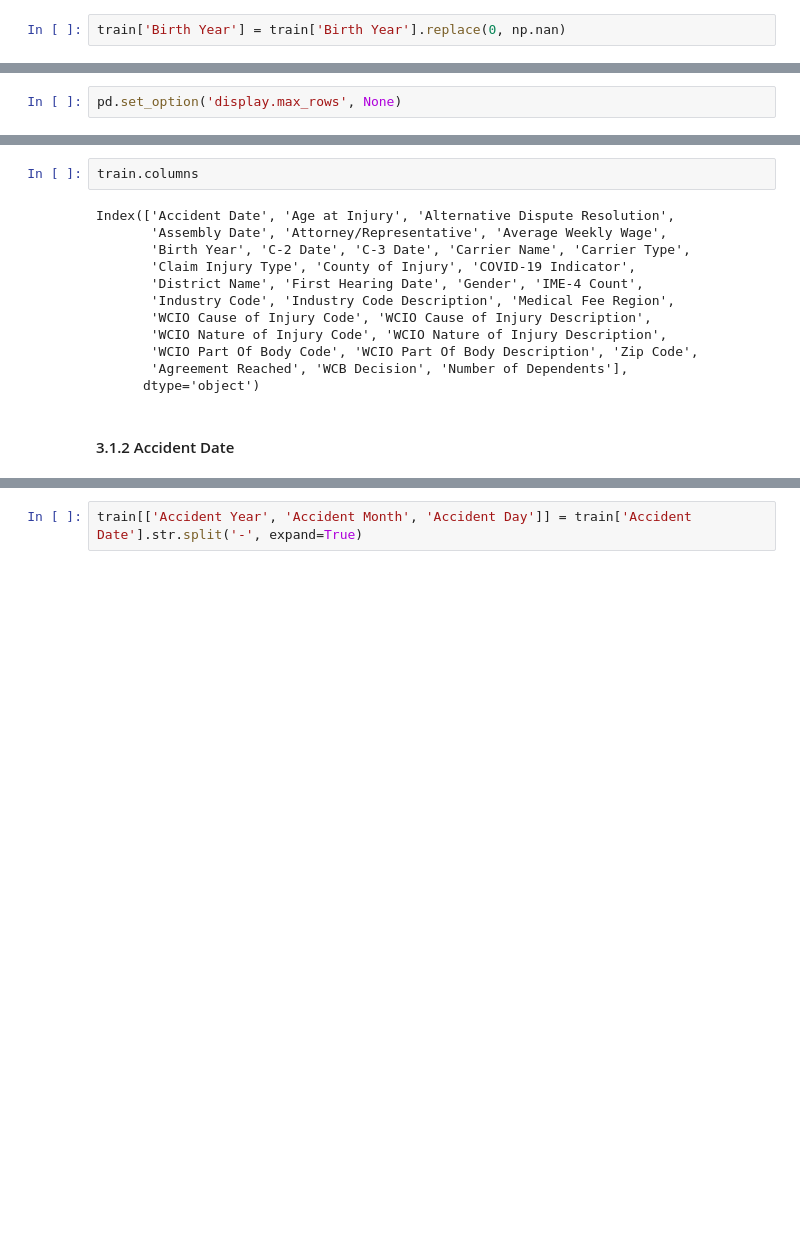
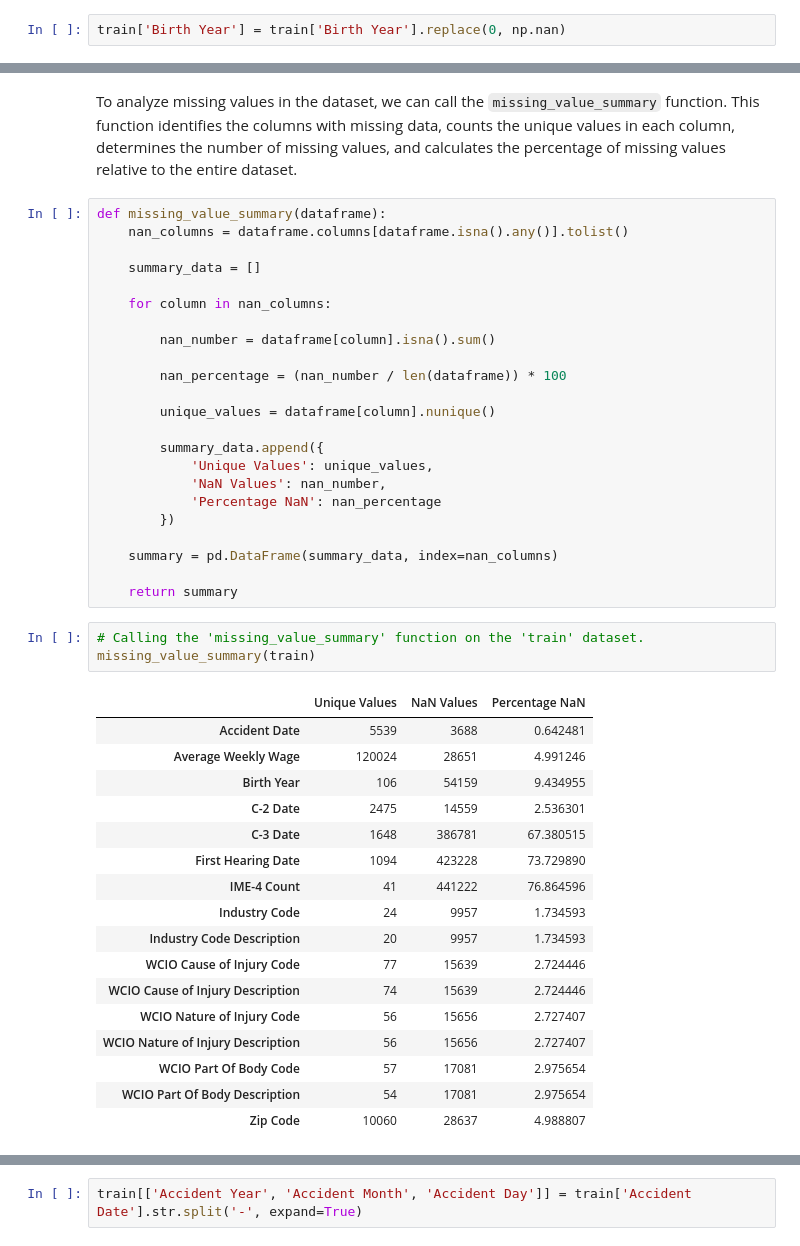
Before and after one commit to LeonardoDiCaterina/Machine_Learning_G19, a Jupyter notebook: Notebooks/Data_Pre-processing.ipynb, the cells around one changed output, grey strips where cells are left out. Drawn from its saved outputs; the diff is of its cells as text; blank space fills up the shorter version.

```diff
--- a/Notebooks/Data_Pre-processing.ipynb
+++ b/Notebooks/Data_Pre-processing.ipynb
@@ -365,2 +279,0 @@ memory usage: 140.1+ MB
-# %%
-pd.set_option('display.max_rows', None)
@@ -389,16 +280,46 @@ Name: count, dtype: int64
-# %%
-train.columns
-# %% [output]
-Index(['Accident Date', 'Age at Injury', 'Alternative Dispute Resolution',
-       'Assembly Date', 'Attorney/Representative', 'Average Weekly Wage',
-       'Birth Year', 'C-2 Date', 'C-3 Date', 'Carrier Name', 'Carrier Type',
-       'Claim Injury Type', 'County of Injury', 'COVID-19 Indicator',
-       'District Name', 'First Hearing Date', 'Gender', 'IME-4 Count',
-       'Industry Code', 'Industry Code Description', 'Medical Fee Region',
-       'WCIO Cause of Injury Code', 'WCIO Cause of Injury Description',
-       'WCIO Nature of Injury Code', 'WCIO Nature of Injury Description',
-       'WCIO Part Of Body Code', 'WCIO Part Of Body Description', 'Zip Code',
-       'Agreement Reached', 'WCB Decision', 'Number of Dependents'],
-      dtype='object')
-# %% [markdown]
-#### 3.1.2 Accident Date
+# %% [markdown]
+ To analyze missing values in the dataset, we can call the `missing_value_summary` function. This function identifies the columns with missing data, counts the unique values in each column, determines the number of missing values, and calculates the percentage of missing values relative to the entire dataset.
+# %%
+def missing_value_summary(dataframe):
+    nan_columns = dataframe.columns[dataframe.isna().any()].tolist()
+
+    summary_data = []
+
+    for column in nan_columns:
+
+        nan_number = dataframe[column].isna().sum()
+
+        nan_percentage = (nan_number / len(dataframe)) * 100
+
+        unique_values = dataframe[column].nunique()
+
+        summary_data.append({
+            'Unique Values': unique_values,
+            'NaN Values': nan_number,
+            'Percentage NaN': nan_percentage
+        })
+
+    summary = pd.DataFrame(summary_data, index=nan_columns)
+
+    return summary
+# %%
+# Calling the 'missing_value_summary' function on the 'train' dataset.
+missing_value_summary(train)
+# %% [output]
+|  | Unique Values | NaN Values | Percentage NaN |
+| Accident Date | 5539 | 3688 | 0.642481 |
+| Average Weekly Wage | 120024 | 28651 | 4.991246 |
+| Birth Year | 106 | 54159 | 9.434955 |
+| C-2 Date | 2475 | 14559 | 2.536301 |
+| C-3 Date | 1648 | 386781 | 67.380515 |
+| First Hearing Date | 1094 | 423228 | 73.729890 |
+| IME-4 Count | 41 | 441222 | 76.864596 |
+| Industry Code | 24 | 9957 | 1.734593 |
+| Industry Code Description | 20 | 9957 | 1.734593 |
+| WCIO Cause of Injury Code | 77 | 15639 | 2.724446 |
+| WCIO Cause of Injury Description | 74 | 15639 | 2.724446 |
+| WCIO Nature of Injury Code | 56 | 15656 | 2.727407 |
+| WCIO Nature of Injury Description | 56 | 15656 | 2.727407 |
+| WCIO Part Of Body Code | 57 | 17081 | 2.975654 |
+| WCIO Part Of Body Description | 54 | 17081 | 2.975654 |
+| Zip Code | 10060 | 28637 | 4.988807 |
```
Also changed, not shown: parts of 59 cells of this notebook.
